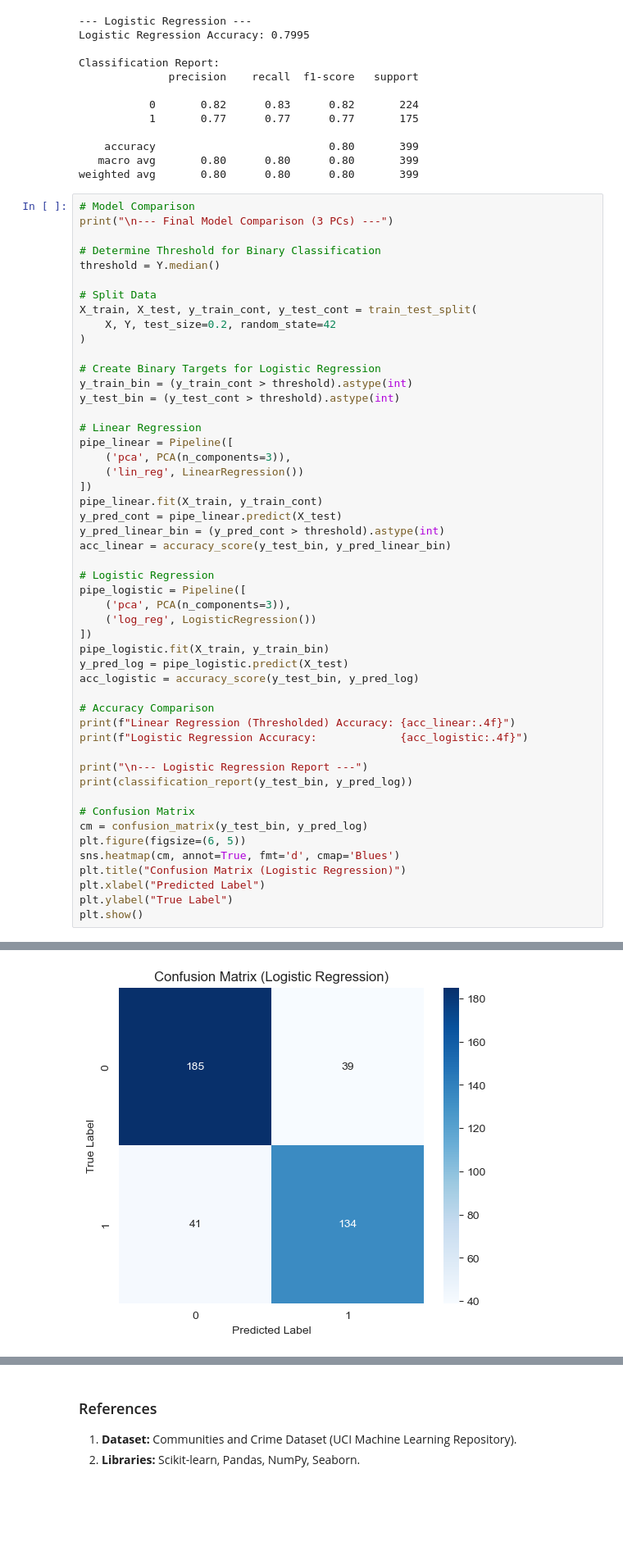
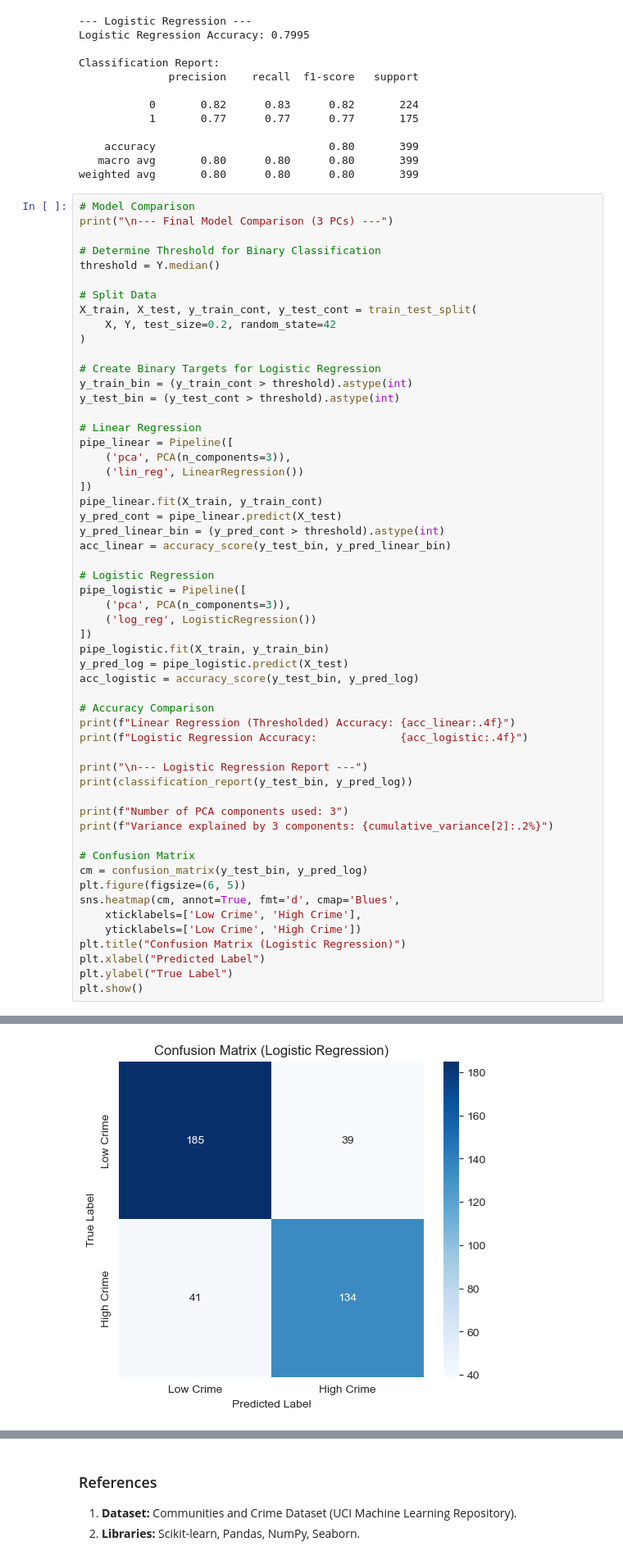
Before and after one commit to hashemwa/stt_810_project, a Jupyter notebook: AutoPCA.ipynb, the cells around one changed output, grey strips where cells are left out. Shown: that part at 82% size. Saved outputs shown, nothing was run; the diff lists cells and outputs as text; blank space fills up the shorter version.

```diff
--- a/AutoPCA.ipynb
+++ b/AutoPCA.ipynb
@@ -270,10 +268,15 @@ print(f"Logistic Regression Accuracy:             {acc_logistic:.4f}")
 print("\n--- Logistic Regression Report ---")
 print(classification_report(y_test_bin, y_pred_log))
 
+print(f"Number of PCA components used: 3")
+print(f"Variance explained by 3 components: {cumulative_variance[2]:.2%}")
+
 # Confusion Matrix
 cm = confusion_matrix(y_test_bin, y_pred_log)
 plt.figure(figsize=(6, 5))
-sns.heatmap(cm, annot=True, fmt='d', cmap='Blues')
+sns.heatmap(cm, annot=True, fmt='d', cmap='Blues',
+    xticklabels=['Low Crime', 'High Crime'],
+    yticklabels=['Low Crime', 'High Crime'])
 plt.title("Confusion Matrix (Logistic Regression)")
 plt.xlabel("Predicted Label")
 plt.ylabel("True Label")
@@ -295,4 +301,4 @@ weighted avg       0.80      0.80      0.80       399
-[figure, old version]
+[figure, new version]
 # %%
 # Model Comparison Bar Chart
 models = ['Linear Reg (Thresholded)', 'Logistic Reg']
```
Also changed, not shown: parts of 4 cells of this notebook.
